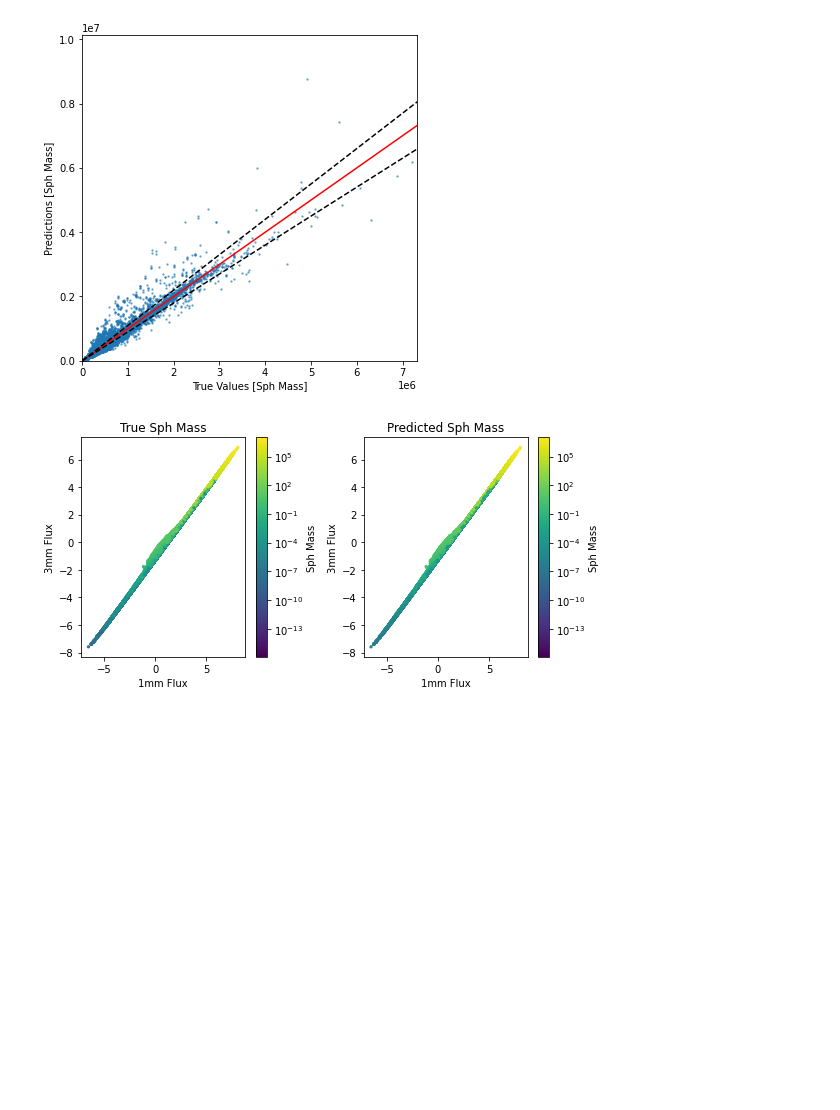
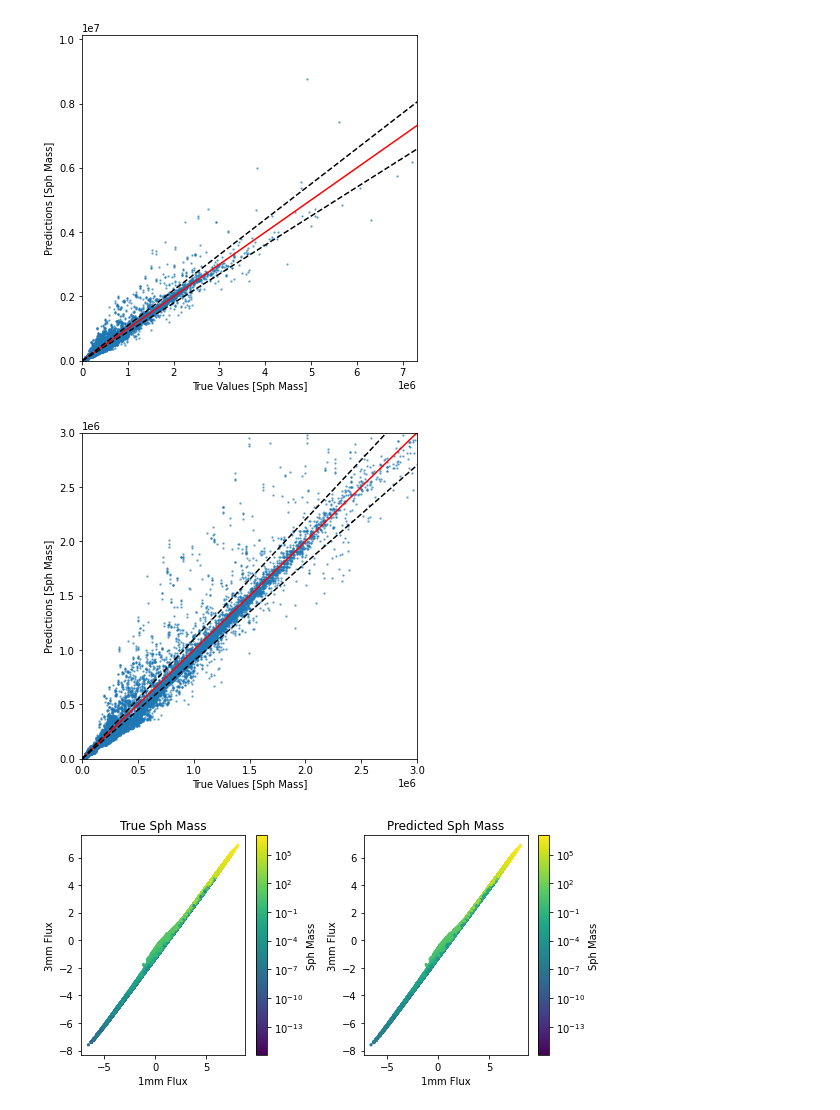
Before and after one commit to SpacialTree/machinelearning-homework, a Jupyter notebook: term_project/making_nn.ipynb, the cells around one changed output. Saved outputs shown, nothing was run; the diff lists cells and outputs as text; code cells hidden in the pictures; blank space fills up the shorter version.

Commit message:
new plot

```diff
--- a/term_project/making_nn.ipynb
+++ b/term_project/making_nn.ipynb
@@ -237,6 +234,27 @@ plt.ylim(bottom=0, top=np.max(10**y_prediction))
 plt.savefig('./plots/mass_sph_compare.png')
 # %% [output]
 [figure]
+# %%
+plt.figure(figsize=(6,6))
+#plt.axes(aspect='equal')
+plt.scatter(10**y_test, 10**y_prediction, 2, alpha=0.5)
+#plt.scatter()
+plt.xlabel('True Values [Sph Mass]')
+plt.ylabel('Predictions [Sph Mass]')
+plt.plot(linear, linear, color='red')
+outlier_plus = linear + 0.1*(1+linear)
+outlier_minus = linear - 0.1*(1+linear)
+plt.plot(linear, outlier_plus, color='k', linestyle='dashed')
+plt.plot(linear, outlier_minus, color='k', linestyle='dashed')
+#lims = [0, 1.75e7]
+plt.xlim(left=0, right=3e6) #right=np.max(10**y_test))
+plt.ylim(bottom=0, top=3e6) #top=np.max(10**y_prediction))
+#plt.xscale('log')
+#plt.yscale('log')
+#_ = plt.plot(lims, lims)
+plt.savefig('./plots/mass_sph_compare_zoom.png')
+# %% [output]
+[figure, added]
 # %%
 import matplotlib.colors as colors
 # %%
```
Also changed, not shown: parts of 3 cells of this notebook, 1 other file.
